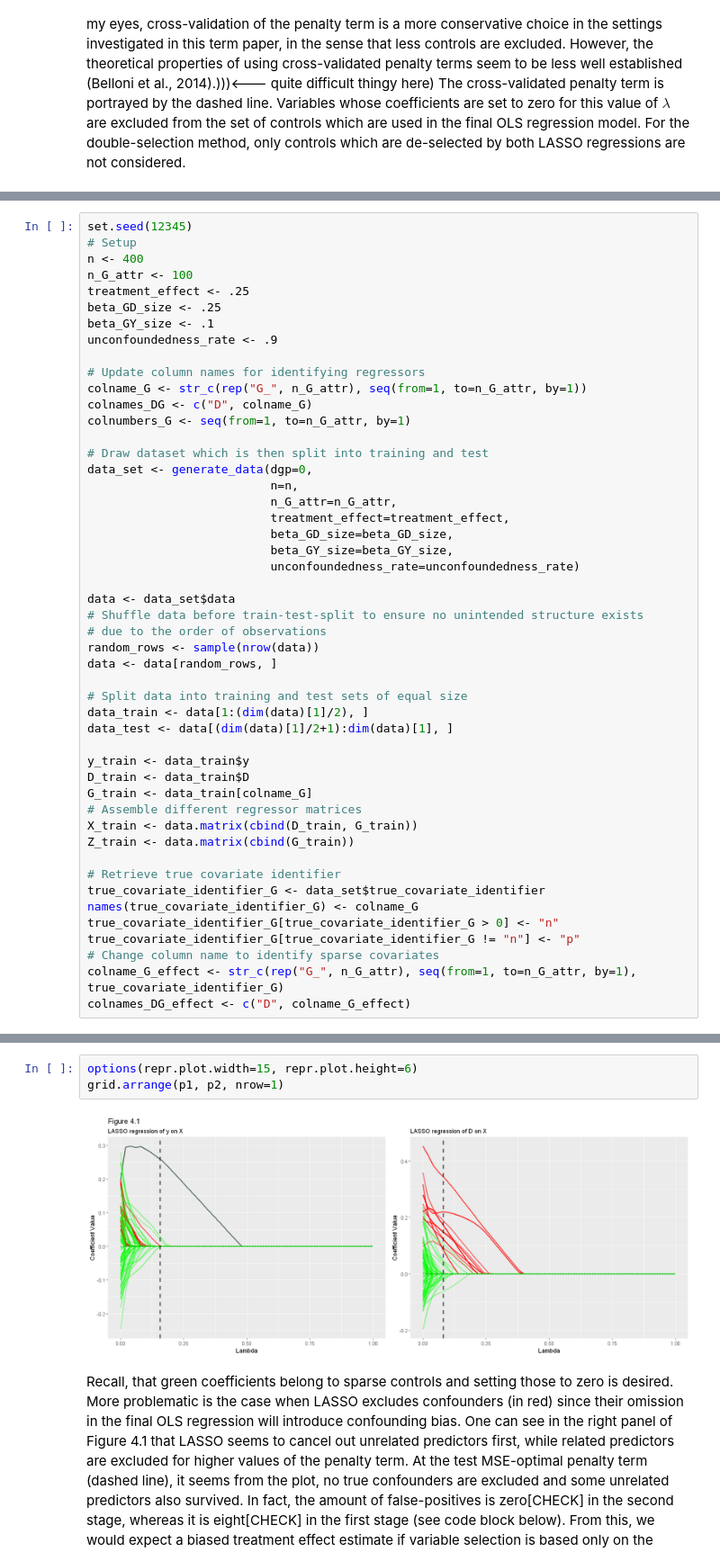
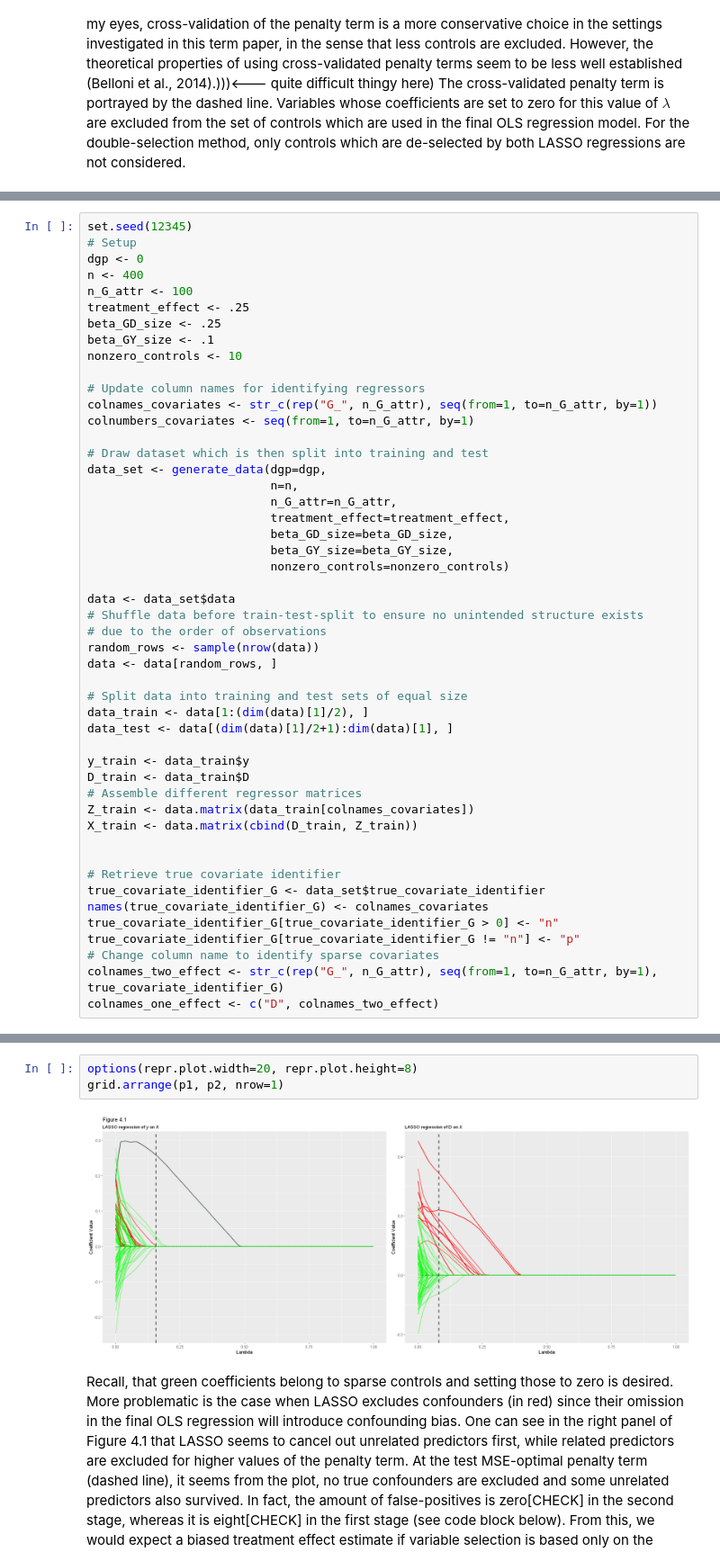
Before and after one commit to maxschae/compstat-project, a Jupyter notebook: CompStat_Project_Max_Schäfer.ipynb, the cells around one changed output, grey strips where cells are left out. Shown: that part at 90% size. Saved outputs shown, nothing was run; the diff lists cells and outputs as text.

Commit message:
Function wrapping sim study and plotting. Implement dgp 1-add

```diff
--- a/CompStat_Project_Max_Schäfer.ipynb
+++ b/CompStat_Project_Max_Schäfer.ipynb
@@ -290,26 +321,26 @@ The cross-validated penalty term is portrayed by the dashed line. Variables whos
 # %%
 set.seed(12345)
 # Setup
+dgp <- 0
 n <- 400
 n_G_attr <- 100
 treatment_effect <- .25
 beta_GD_size <- .25
 beta_GY_size <- .1
-unconfoundedness_rate <- .9
+nonzero_controls <- 10
 
 # Update column names for identifying regressors
-colname_G <- str_c(rep("G_", n_G_attr), seq(from=1, to=n_G_attr, by=1))
-colnames_DG <- c("D", colname_G)
-colnumbers_G <- seq(from=1, to=n_G_attr, by=1)
+colnames_covariates <- str_c(rep("G_", n_G_attr), seq(from=1, to=n_G_attr, by=1))
+colnumbers_covariates <- seq(from=1, to=n_G_attr, by=1)
 
 # Draw dataset which is then split into training and test
-data_set <- generate_data(dgp=0,
+data_set <- generate_data(dgp=dgp,
                           n=n,
                           n_G_attr=n_G_attr,
                           treatment_effect=treatment_effect,
                           beta_GD_size=beta_GD_size,
                           beta_GY_size=beta_GY_size,
-                          unconfoundedness_rate=unconfoundedness_rate)
+                          nonzero_controls=nonzero_controls)
 
 data <- data_set$data
 # Shuffle data before train-test-split to ensure no unintended structure exists
@@ -323,19 +354,19 @@ data_test <- data[(dim(data)[1]/2+1):dim(data)[1], ]
 
 y_train <- data_train$y
 D_train <- data_train$D
-G_train <- data_train[colname_G]
 # Assemble different regressor matrices
-X_train <- data.matrix(cbind(D_train, G_train))
-Z_train <- data.matrix(cbind(G_train))
+Z_train <- data.matrix(data_train[colnames_covariates])
+X_train <- data.matrix(cbind(D_train, Z_train))
+
 
 # Retrieve true covariate identifier
 true_covariate_identifier_G <- data_set$true_covariate_identifier
-names(true_covariate_identifier_G) <- colname_G
+names(true_covariate_identifier_G) <- colnames_covariates
 true_covariate_identifier_G[true_covariate_identifier_G > 0] <- "n"
 true_covariate_identifier_G[true_covariate_identifier_G != "n"] <- "p"
 # Change column name to identify sparse covariates
-colname_G_effect <- str_c(rep("G_", n_G_attr), seq(from=1, to=n_G_attr, by=1), true_covariate_identifier_G)
-colnames_DG_effect <- c("D", colname_G_effect)
+colnames_two_effect <- str_c(rep("G_", n_G_attr), seq(from=1, to=n_G_attr, by=1), true_covariate_identifier_G)
+colnames_one_effect <- c("D", colnames_two_effect)
 # %%
 # Variable selection in "first" and "second" stage
 
@@ -374,9 +405,9 @@ names(df) <- colname_G_effect
 p2 <- lasso_coef_shrink_plot(df=df, lambda_min=lambda_min_two, title="LASSO regression of D on X")
 # %%
-options(repr.plot.width=15, repr.plot.height=6)
+options(repr.plot.width=20, repr.plot.height=8)
 grid.arrange(p1, p2, nrow=1)
 # %% [output]
-[figure, old version]
+[figure, new version]
 # %% [markdown]
 Recall, that green coefficients belong to sparse controls and setting those to zero is desired. More problematic is the case when LASSO excludes confounders (in red) since their omission in the final OLS regression will introduce confounding bias. One can see in the right panel of Figure 4.1 that LASSO seems to cancel out unrelated predictors first, while related predictors are excluded for higher values of the penalty term. At the test MSE-optimal penalty term (dashed line), it seems from the plot, no true confounders are excluded and some unrelated predictors also survived. In fact, the amount of false-positives is zero[CHECK] in the second stage, whereas it is eight[CHECK] in the first stage (see code block below). From this, we would expect a biased treatment effect estimate if variable selection is based only on the simple post-LASSO OLS regression since true confounders were de-selected. Using the double-selection method where the union of selected variables from the first and second stage is considered in the final regression, would yield a better performance in terms of treatment estimate's bias. Note, that the first stage LASSO model may outperform the model advocated by double-selection since more unrelated regressors are included (see the false-negative rate below). However, with the goal of inference on the treatment effect estimate, double-selection is favored *in this particular simulation run*.
 # %%
```
Also changed, not shown: parts of 55 cells of this notebook, 5 other files.
